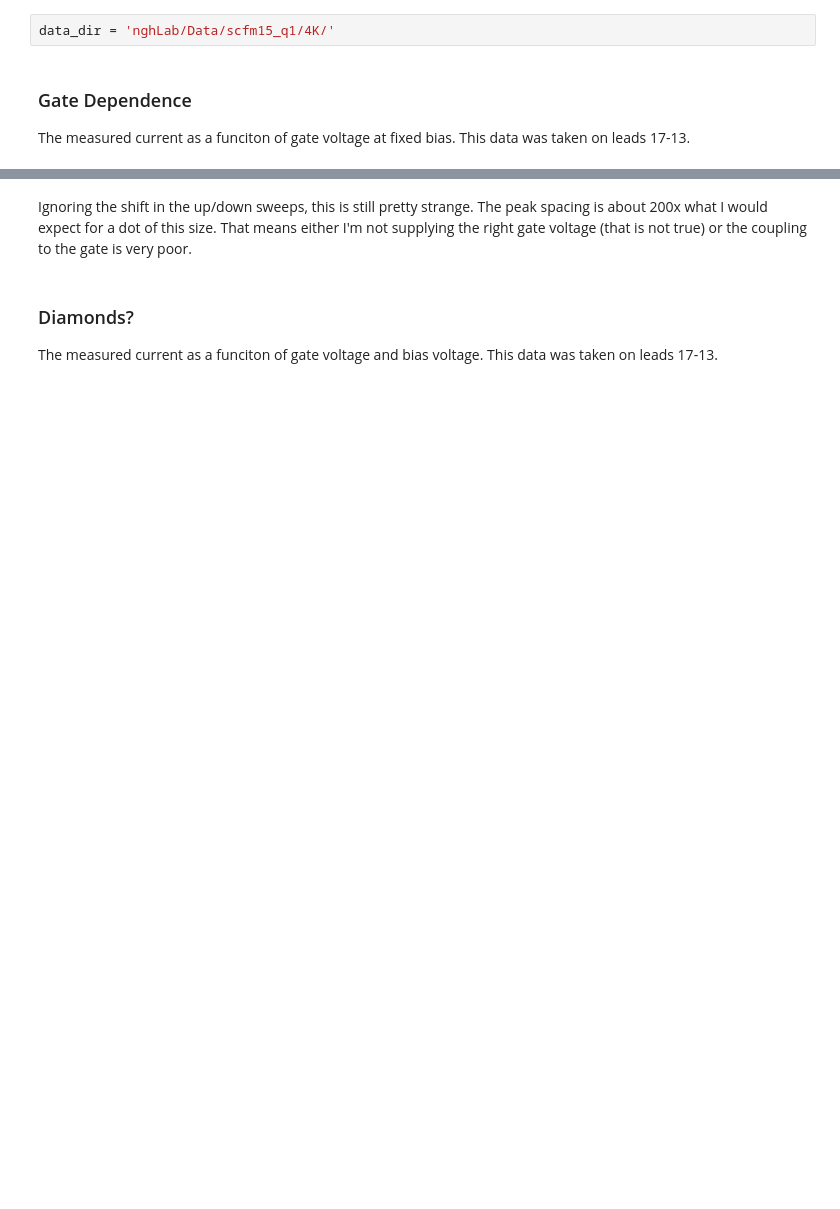
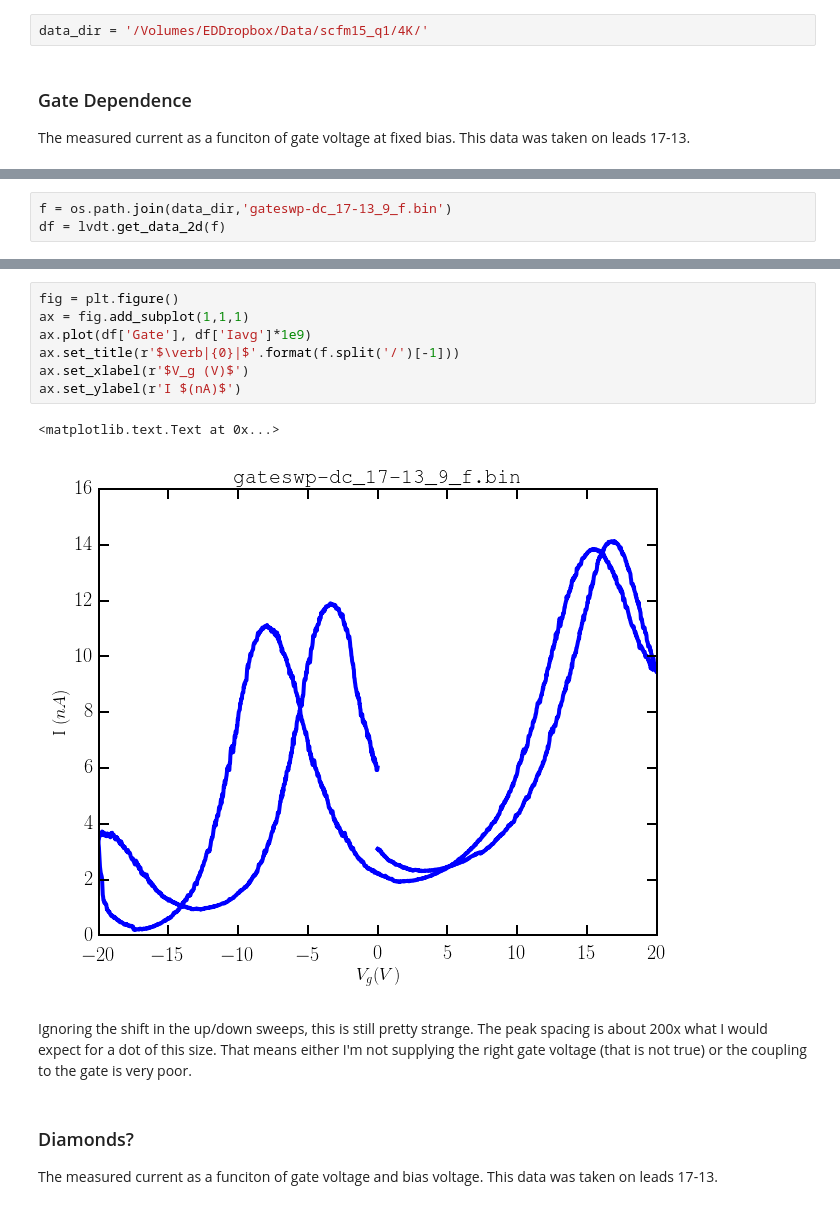
Before and after one commit to nikhartman/notebooks, a Jupyter notebook: scfm15_q1.ipynb, the cells around one changed output, grey strips where cells are left out. Cells and saved outputs as stored; diff of their text form; blank space fills up the shorter version.

```diff
--- a/scfm15_q1.ipynb
+++ b/scfm15_q1.ipynb
@@ -30,7 +30,7 @@ This sample was mounted in the Kelvinox 3 sample parallel field holder in the #3
 # %% [markdown]
 ## 4K DATA
 # %%
-data_dir = 'nghLab/Data/scfm15_q1/4K/'
+data_dir = '/Volumes/EDDropbox/Data/scfm15_q1/4K/'
 # %% [markdown]
 ### Gate Dependence
 
@@ -41,0 +38,3 @@ display(Image(data_dir+'gateswp-dc_17-13_9_f_quick-plot.png', width=800, height=
+# %%
+f = os.path.join(data_dir,'gateswp-dc_17-13_9_f.bin')
+df = lvdt.get_data_2d(f)
@@ -42,3 +49,13 @@ display(Image(data_dir+'gateswp-dc_17-13_9_f_quick-plot.png', width=800, height=
+# %%
+fig = plt.figure()
+ax = fig.add_subplot(1,1,1)
+ax.plot(df['Gate'], df['Iavg']*1e9)
+ax.set_title(r'$\verb|{0}|$'.format(f.split('/')[-1]))
+ax.set_xlabel(r'$V_g (V)$')
+ax.set_ylabel(r'I $(nA)$')
+# %% [output]
+<matplotlib.text.Text at 0x...>
+[figure, added]
 # %% [markdown]
 Ignoring the shift in the up/down sweeps, this is still pretty strange. The peak spacing is about 200x what I would expect for a dot of this size. That means either I'm not supplying the right gate voltage (that is not true) or the coupling to the gate is very poor.
 # %% [markdown]
```
Also changed, not shown: parts of 10 cells of this notebook, 10 other files.
